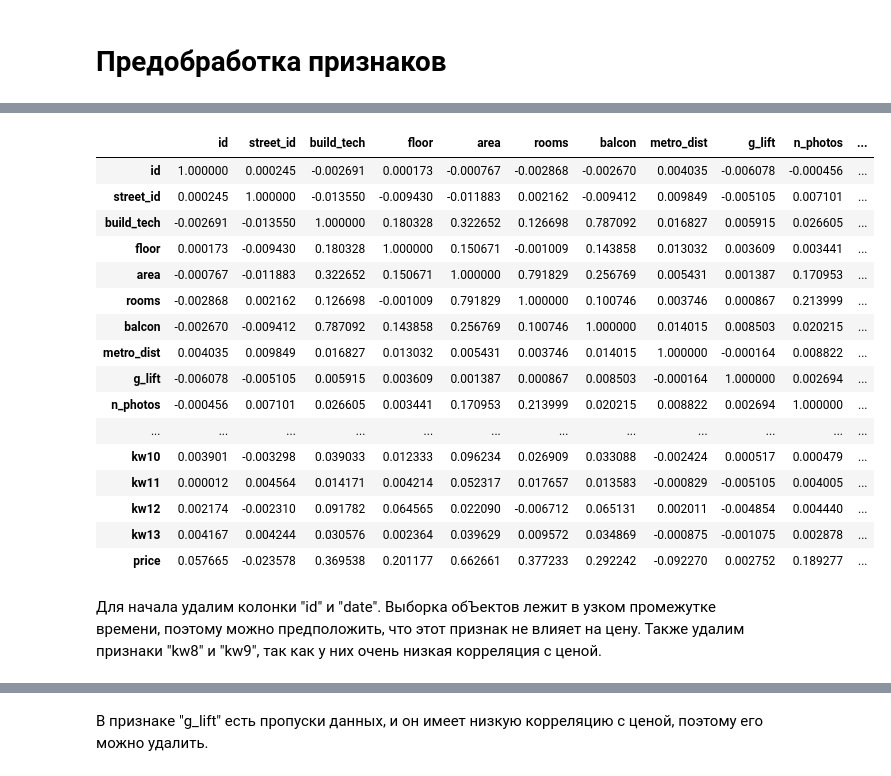
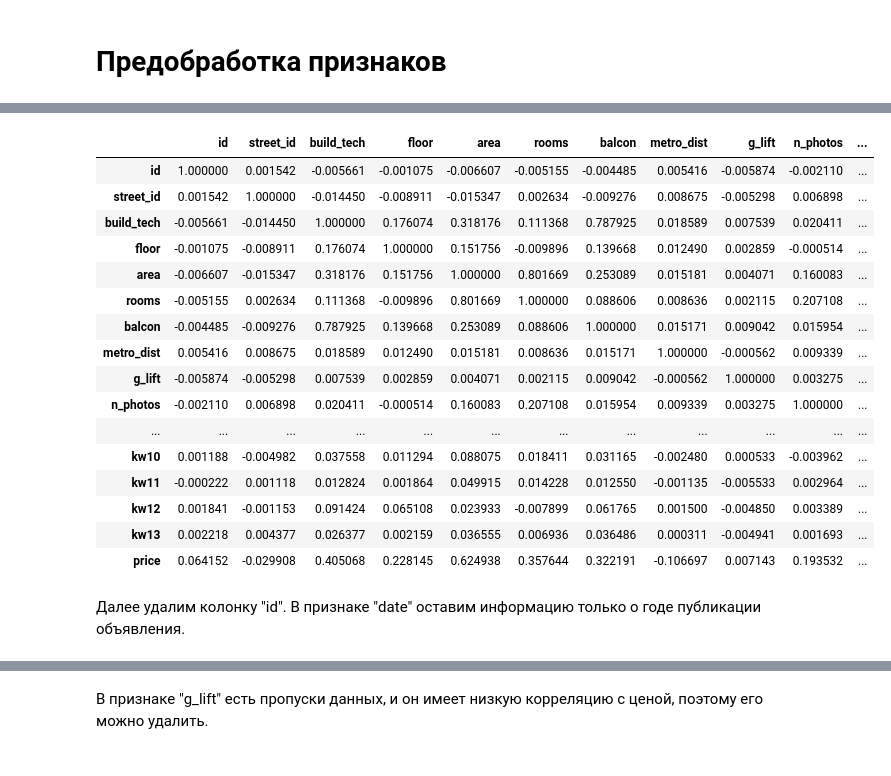
Before and after one commit to ilya0100/ML-intro-hw, a Jupyter notebook: hw-5/hw-5.ipynb, the cells around one changed output, grey strips where cells are left out. Saved outputs shown, nothing was run; the diff lists cells and outputs as text; code cells hidden in the pictures.

```diff
--- a/hw-5/hw-5.ipynb
+++ b/hw-5/hw-5.ipynb
@@ -13,5 +15,5 @@ from sklearn.linear_model import LinearRegression
 from xgboost import XGBRegressor, XGBRFRegressor
 from catboost import CatBoostRegressor
 # %%
-X_train = pd.read_csv("./data/Train.csv")
-X_test = pd.read_csv("./data/Test.csv")
+train_df = pd.read_csv("./data/Train.csv")
+test_df = pd.read_csv("./data/Test.csv")
@@ -53,0 +84,2 @@ y_train = X_train["price"]
+# %%
+train_df.drop(train_df.index[train_df.price == 1000000], inplace=True)
@@ -53,0 +88,4 @@ y_train = X_train["price"]
+# %%
+train_df.drop(train_df.index[train_df.price > 25000000], inplace=True)
+
+train_df.drop(train_df.index[train_df.price < 750000], inplace=True)
@@ -54,24 +98,23 @@ y_train = X_train["price"]
 # %%
-corr = X_train.corr()
-corr.style.background_gradient()
+train_df.corr().style.background_gradient()
 # %% [output]
 |  | id | street_id | build_tech | floor | area | rooms | balcon | metro_dist | g_lift | n_photos | ... |
-| id | 1.000000 | 0.000245 | -0.002691 | 0.000173 | -0.000767 | -0.002868 | -0.002670 | 0.004035 | -0.006078 | -0.000456 | ... |
-| street_id | 0.000245 | 1.000000 | -0.013550 | -0.009430 | -0.011883 | 0.002162 | -0.009412 | 0.009849 | -0.005105 | 0.007101 | ... |
-| build_tech | -0.002691 | -0.013550 | 1.000000 | 0.180328 | 0.322652 | 0.126698 | 0.787092 | 0.016827 | 0.005915 | 0.026605 | ... |
-| floor | 0.000173 | -0.009430 | 0.180328 | 1.000000 | 0.150671 | -0.001009 | 0.143858 | 0.013032 | 0.003609 | 0.003441 | ... |
-| area | -0.000767 | -0.011883 | 0.322652 | 0.150671 | 1.000000 | 0.791829 | 0.256769 | 0.005431 | 0.001387 | 0.170953 | ... |
-| rooms | -0.002868 | 0.002162 | 0.126698 | -0.001009 | 0.791829 | 1.000000 | 0.100746 | 0.003746 | 0.000867 | 0.213999 | ... |
-| balcon | -0.002670 | -0.009412 | 0.787092 | 0.143858 | 0.256769 | 0.100746 | 1.000000 | 0.014015 | 0.008503 | 0.020215 | ... |
-| metro_dist | 0.004035 | 0.009849 | 0.016827 | 0.013032 | 0.005431 | 0.003746 | 0.014015 | 1.000000 | -0.000164 | 0.008822 | ... |
-| g_lift | -0.006078 | -0.005105 | 0.005915 | 0.003609 | 0.001387 | 0.000867 | 0.008503 | -0.000164 | 1.000000 | 0.002694 | ... |
-| n_photos | -0.000456 | 0.007101 | 0.026605 | 0.003441 | 0.170953 | 0.213999 | 0.020215 | 0.008822 | 0.002694 | 1.000000 | ... |
+| id | 1.000000 | 0.001542 | -0.005661 | -0.001075 | -0.006607 | -0.005155 | -0.004485 | 0.005416 | -0.005874 | -0.002110 | ... |
+| street_id | 0.001542 | 1.000000 | -0.014450 | -0.008911 | -0.015347 | 0.002634 | -0.009276 | 0.008675 | -0.005298 | 0.006898 | ... |
+| build_tech | -0.005661 | -0.014450 | 1.000000 | 0.176074 | 0.318176 | 0.111368 | 0.787925 | 0.018589 | 0.007539 | 0.020411 | ... |
+| floor | -0.001075 | -0.008911 | 0.176074 | 1.000000 | 0.151756 | -0.009896 | 0.139668 | 0.012490 | 0.002859 | -0.000514 | ... |
+| area | -0.006607 | -0.015347 | 0.318176 | 0.151756 | 1.000000 | 0.801669 | 0.253089 | 0.015181 | 0.004071 | 0.160083 | ... |
+| rooms | -0.005155 | 0.002634 | 0.111368 | -0.009896 | 0.801669 | 1.000000 | 0.088606 | 0.008636 | 0.002115 | 0.207108 | ... |
+| balcon | -0.004485 | -0.009276 | 0.787925 | 0.139668 | 0.253089 | 0.088606 | 1.000000 | 0.015171 | 0.009042 | 0.015954 | ... |
+| metro_dist | 0.005416 | 0.008675 | 0.018589 | 0.012490 | 0.015181 | 0.008636 | 0.015171 | 1.000000 | -0.000562 | 0.009339 | ... |
+| g_lift | -0.005874 | -0.005298 | 0.007539 | 0.002859 | 0.004071 | 0.002115 | 0.009042 | -0.000562 | 1.000000 | 0.003275 | ... |
+| n_photos | -0.002110 | 0.006898 | 0.020411 | -0.000514 | 0.160083 | 0.207108 | 0.015954 | 0.009339 | 0.003275 | 1.000000 | ... |
 | ... | ... | ... | ... | ... | ... | ... | ... | ... | ... | ... | ... |
-| kw10 | 0.003901 | -0.003298 | 0.039033 | 0.012333 | 0.096234 | 0.026909 | 0.033088 | -0.002424 | 0.000517 | 0.000479 | ... |
-| kw11 | 0.000012 | 0.004564 | 0.014171 | 0.004214 | 0.052317 | 0.017657 | 0.013583 | -0.000829 | -0.005105 | 0.004005 | ... |
-| kw12 | 0.002174 | -0.002310 | 0.091782 | 0.064565 | 0.022090 | -0.006712 | 0.065131 | 0.002011 | -0.004854 | 0.004440 | ... |
-| kw13 | 0.004167 | 0.004244 | 0.030576 | 0.002364 | 0.039629 | 0.009572 | 0.034869 | -0.000875 | -0.001075 | 0.002878 | ... |
-| price | 0.057665 | -0.023578 | 0.369538 | 0.201177 | 0.662661 | 0.377233 | 0.292242 | -0.092270 | 0.002752 | 0.189277 | ... |
+| kw10 | 0.001188 | -0.004982 | 0.037558 | 0.011294 | 0.088075 | 0.018411 | 0.031165 | -0.002480 | 0.000533 | -0.003962 | ... |
+| kw11 | -0.000222 | 0.001118 | 0.012824 | 0.001864 | 0.049915 | 0.014228 | 0.012550 | -0.001135 | -0.005533 | 0.002964 | ... |
+| kw12 | 0.001841 | -0.001153 | 0.091424 | 0.065108 | 0.023933 | -0.007899 | 0.061765 | 0.001500 | -0.004850 | 0.003389 | ... |
+| kw13 | 0.002218 | 0.004377 | 0.026377 | 0.002159 | 0.036555 | 0.006936 | 0.036486 | 0.000311 | -0.004941 | 0.001693 | ... |
+| price | 0.064152 | -0.029908 | 0.405068 | 0.228145 | 0.624938 | 0.357644 | 0.322191 | -0.106697 | 0.007143 | 0.193532 | ... |
-# %% [markdown]
-Для начала удалим колонки "id" и "date". Выборка обЪектов лежит в узком промежутке времени, поэтому можно предположить, что этот признак не влияет на цену. Также удалим признаки "kw8" и "kw9", так как у них очень низкая корреляция с ценой.
+# %% [markdown]
+Далее удалим колонку "id". В признаке "date" оставим информацию только о годе публикации объявления.
 # %%
```
Also changed, not shown: parts of 64 cells of this notebook, 7 other files.
